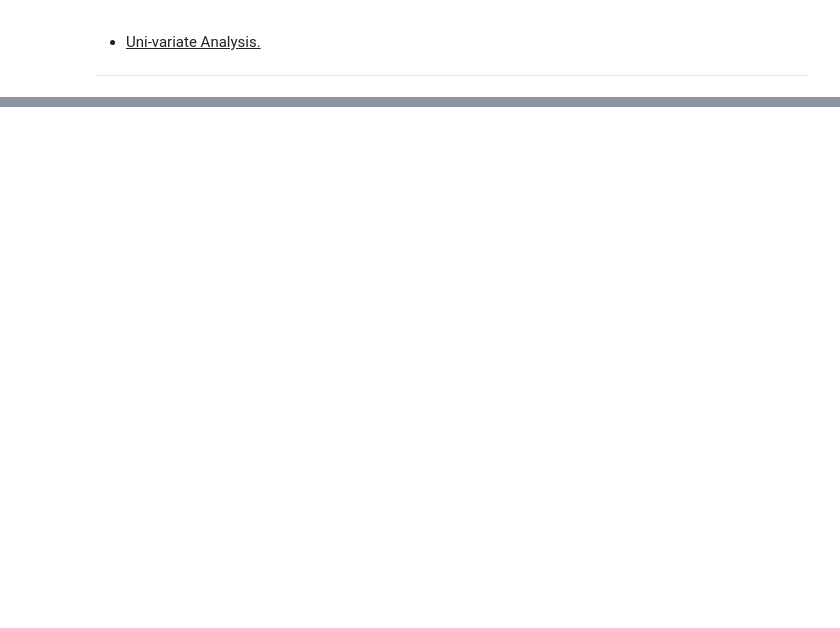
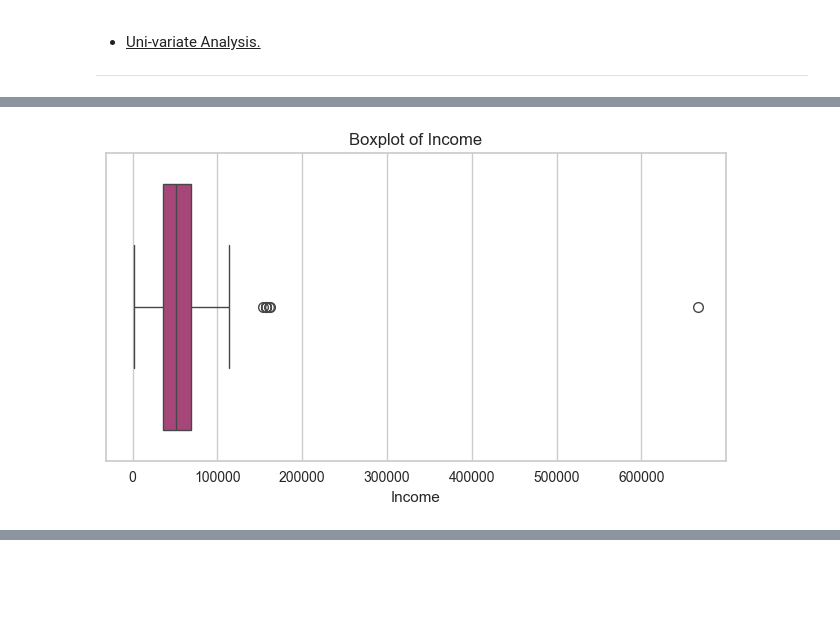
Before and after one commit to Sandipan-Roy/sr, a Jupyter notebook: ML/Unsupervised/DBSCAN/DBSCAN_SandipanRoy_20260511.ipynb, the cells around one changed output, grey strips where cells are left out. Saved outputs shown, nothing was run; the diff lists cells and outputs as text; code cells hidden in the pictures; blank space fills up the shorter version.

```diff
--- a/ML/Unsupervised/DBSCAN/DBSCAN_SandipanRoy_20260511.ipynb
+++ b/ML/Unsupervised/DBSCAN/DBSCAN_SandipanRoy_20260511.ipynb
@@ -342,0 +459,4 @@ def plot_univariate_distribution(df, column, plot_type="histogram", plot_width=6
+# %%
+plot_univariate_distribution(data, column="Income", plot_type="boxplot", plot_width=8)
+# %% [output]
+[figure, added]
```
Also changed, not shown: parts of 121 cells of this notebook, 3 other files.
